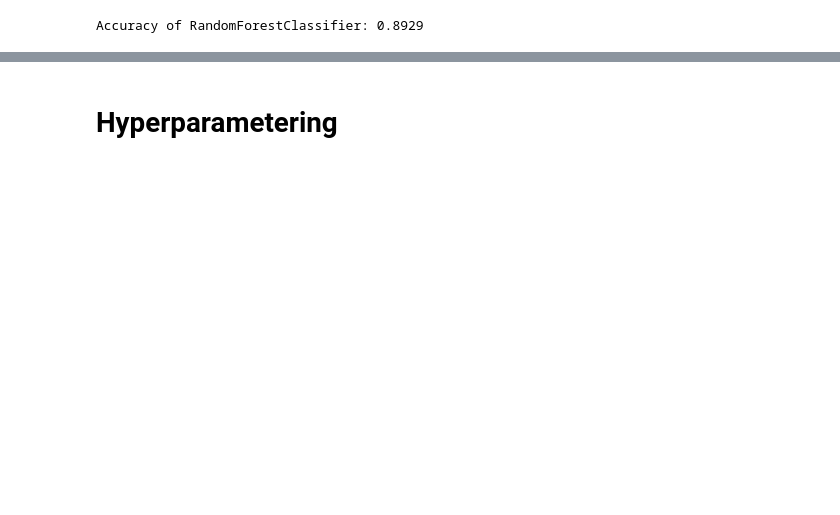
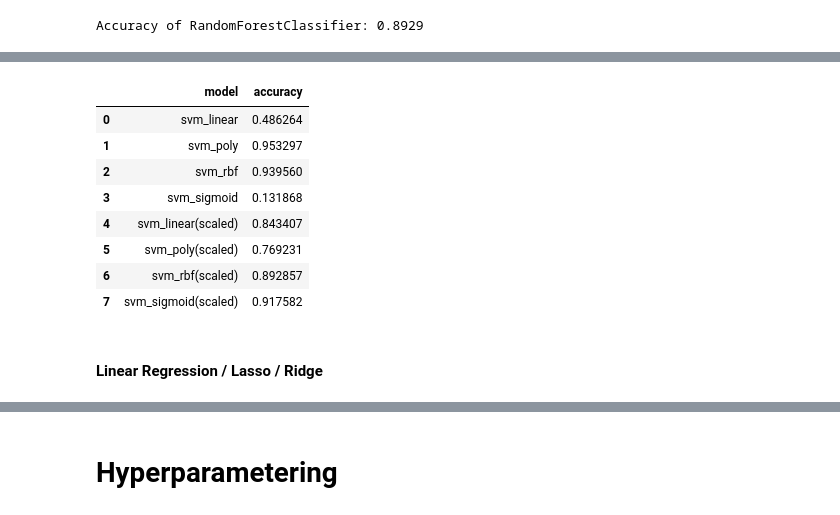
Before and after one commit to MarkkusKoddala/MobilePriceClassification, a Jupyter notebook: mobilepricepredictor.ipynb, the cells around one changed output, grey strips where cells are left out. Cells and saved outputs as stored; diff of their text form; code cells hidden in the pictures; blank space fills up the shorter version.

Commit message:
Added linear regression, lasso, ridge, SVM(linear, poly, rbf, sigmoid), decision tree to model training and to hyperparametering.

```diff
--- a/mobilepricepredictor.ipynb
+++ b/mobilepricepredictor.ipynb
@@ -454,19 +495,0 @@ weighted avg       0.54      0.54      0.53       364
-# %%
-X_train, X_test, y_train, y_test = train_test_split(df_train_X, df_train_Y, test_size=0.2, random_state=42)
-
-
-scaler = StandardScaler()
-X_train_scaled = scaler.fit_transform(X_train)
-X_test_scaled = scaler.transform(X_test)
-
-svc = SVC()
-svc.fit(X_train_scaled, y_train)
-SVC()
-y_pred_svc = svc.predict(X_test_scaled)
-accuracy_svc = accuracy_score(y_test, y_pred_svc)
-print(accuracy_svc)
-
-
-conf_matrix = confusion_matrix(y_test, y_pred_svc)
-print("\nConfusion Matrix:")
-print(conf_matrix)
@@ -480,0 +528,38 @@ Confusion Matrix:
+# %%
+scaler = StandardScaler()
+X_train_scaled = scaler.fit_transform(X_train)
+X_test_scaled = scaler.transform(X_test)
+
+svm = LinearSVC(random_state = 42).fit(X_train_scaled, y_train)
+y_pred = svm.predict(X_test_scaled)
+acc = accuracy_score(y_test, y_pred)
+results_df = pd.concat([results_df, pd.DataFrame([{'model': "svm_linear(scaled)", 'accuracy': acc}])], ignore_index=True)
+
+svm_poly = SVC(kernel='poly', random_state = 42).fit(X_train_scaled, y_train)
+y_pred = svm_poly.predict(X_test_scaled)
+acc = accuracy_score(y_test, y_pred)
+results_df = pd.concat([results_df, pd.DataFrame([{'model': "svm_poly(scaled)", 'accuracy': acc}])], ignore_index=True)
+
+svm_rbf = SVC(kernel='rbf', random_state = 42).fit(X_train_scaled, y_train)
+y_pred = svm_rbf.predict(X_test_scaled)
+acc = accuracy_score(y_test, y_pred)
+results_df = pd.concat([results_df, pd.DataFrame([{'model': "svm_rbf(scaled)", 'accuracy': acc}])], ignore_index=True)
+
+svm_sigmoid = SVC(kernel='sigmoid', random_state = 42).fit(X_train_scaled, y_train)
+y_pred = svm_sigmoid.predict(X_test_scaled)
+acc = accuracy_score(y_test, y_pred)
+results_df = pd.concat([results_df, pd.DataFrame([{'model': "svm_sigmoid(scaled)", 'accuracy': acc}])], ignore_index=True)
+
+results_df
+# %% [output]
+|  | model | accuracy |
+| 0 | svm_linear | 0.486264 |
+| 1 | svm_poly | 0.953297 |
+| 2 | svm_rbf | 0.939560 |
+| 3 | svm_sigmoid | 0.131868 |
+| 4 | svm_linear(scaled) | 0.843407 |
+| 5 | svm_poly(scaled) | 0.769231 |
+| 6 | svm_rbf(scaled) | 0.892857 |
+| 7 | svm_sigmoid(scaled) | 0.917582 |
+# %% [markdown]
+<h4>Linear Regression / Lasso / Ridge </h4>
```
Also changed, not shown: parts of 34 cells of this notebook.
